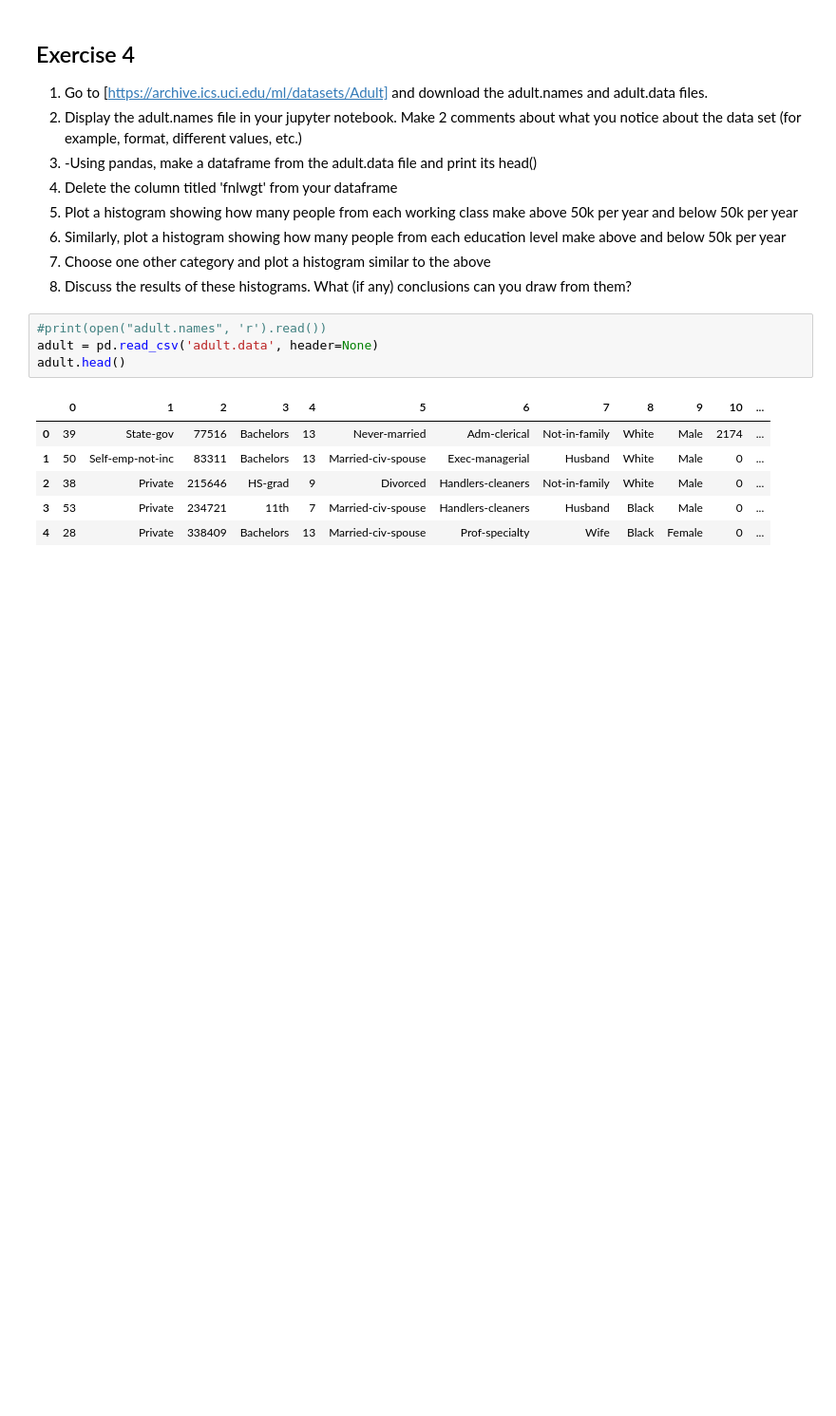
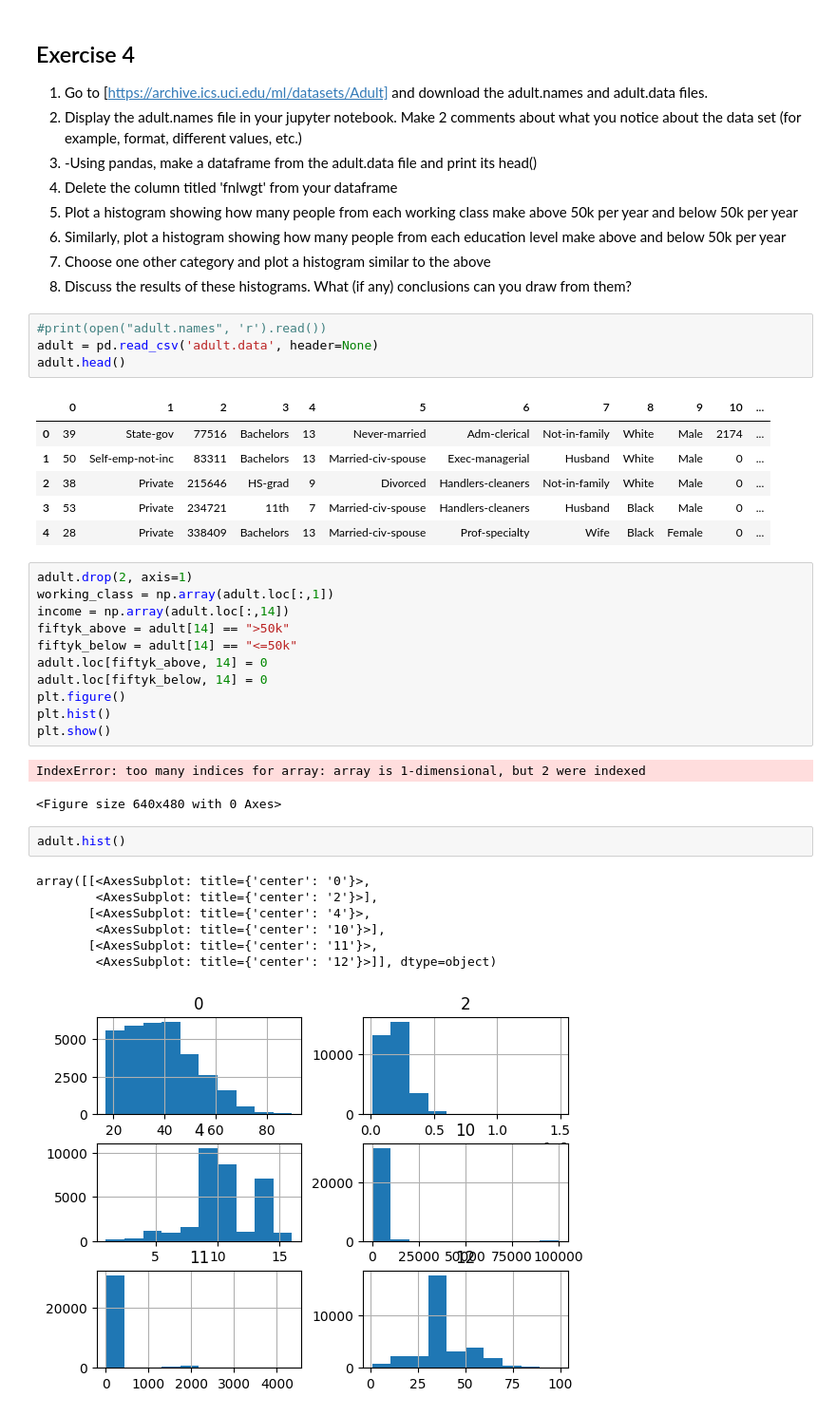
Before and after one commit to pxs4528/DATA-3401, a Jupyter notebook: Lab/Lab10/Lab10.ipynb, the cells around one changed output. Shown: that part at 95% size. Drawn from its saved outputs; the diff is of its cells as text; blank space fills up the shorter version.

```diff
--- a/Lab/Lab10/Lab10.ipynb
+++ b/Lab/Lab10/Lab10.ipynb
@@ -114,3 +114,27 @@ adult.head()
 | 2 | 38 | Private | 215646 | HS-grad | 9 | Divorced | Handlers-cleaners | Not-in-family | White | Male | 0 | ... |
 | 3 | 53 | Private | 234721 | 11th | 7 | Married-civ-spouse | Handlers-cleaners | Husband | Black | Male | 0 | ... |
 | 4 | 28 | Private | 338409 | Bachelors | 13 | Married-civ-spouse | Prof-specialty | Wife | Black | Female | 0 | ... |
+# %%
+adult.drop(2, axis=1)
+working_class = np.array(adult.loc[:,1])
+income = np.array(adult.loc[:,14])
+fiftyk_above = adult[14] == ">50k"
+fiftyk_below = adult[14] == "<=50k"
+adult.loc[fiftyk_above, 14] = 0
+adult.loc[fiftyk_below, 14] = 0
+plt.figure()
+plt.hist()
+plt.show()
+# %% [output]
+IndexError: too many indices for array: array is 1-dimensional, but 2 were indexed
+<Figure size 640x480 with 0 Axes>
+# %%
+adult.hist()
+# %% [output]
+array([[<AxesSubplot: title={'center': '0'}>,
+        <AxesSubplot: title={'center': '2'}>],
+       [<AxesSubplot: title={'center': '4'}>,
+        <AxesSubplot: title={'center': '10'}>],
+       [<AxesSubplot: title={'center': '11'}>,
+        <AxesSubplot: title={'center': '12'}>]], dtype=object)
+[figure, added]
```
Also changed, not shown: parts of 1 cell of this notebook.
